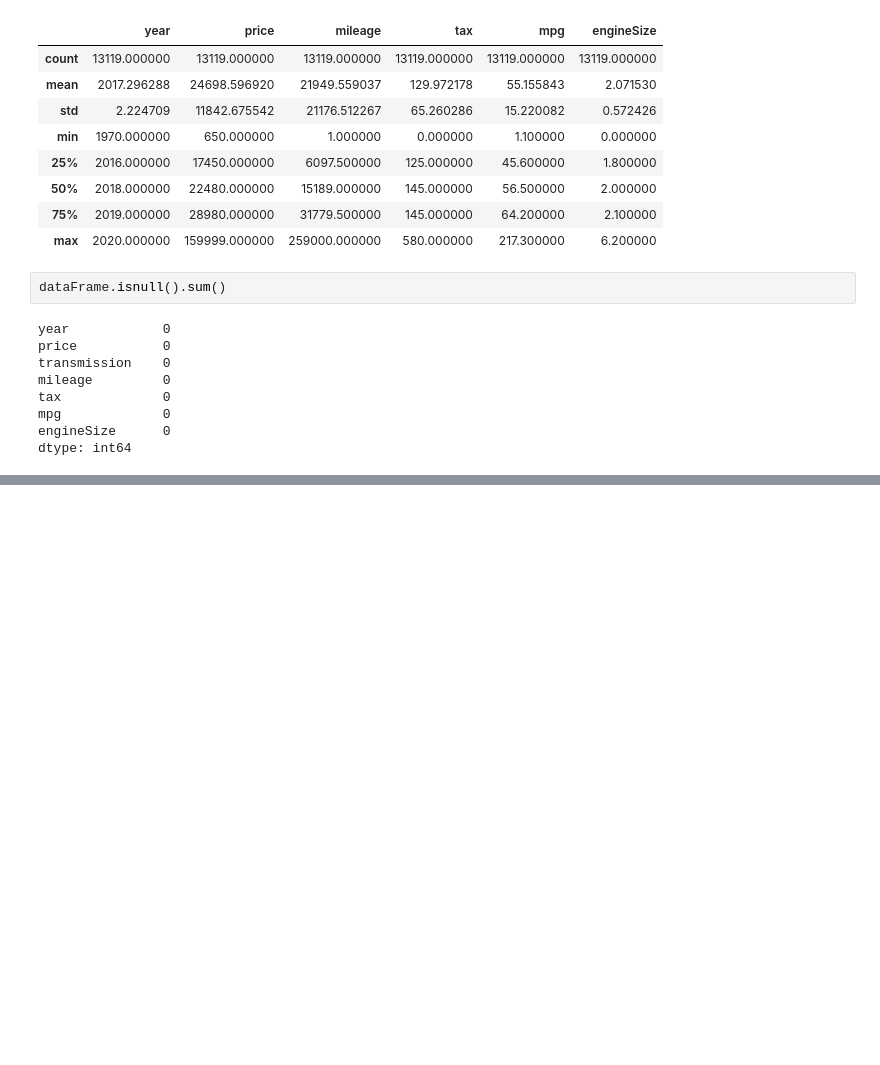
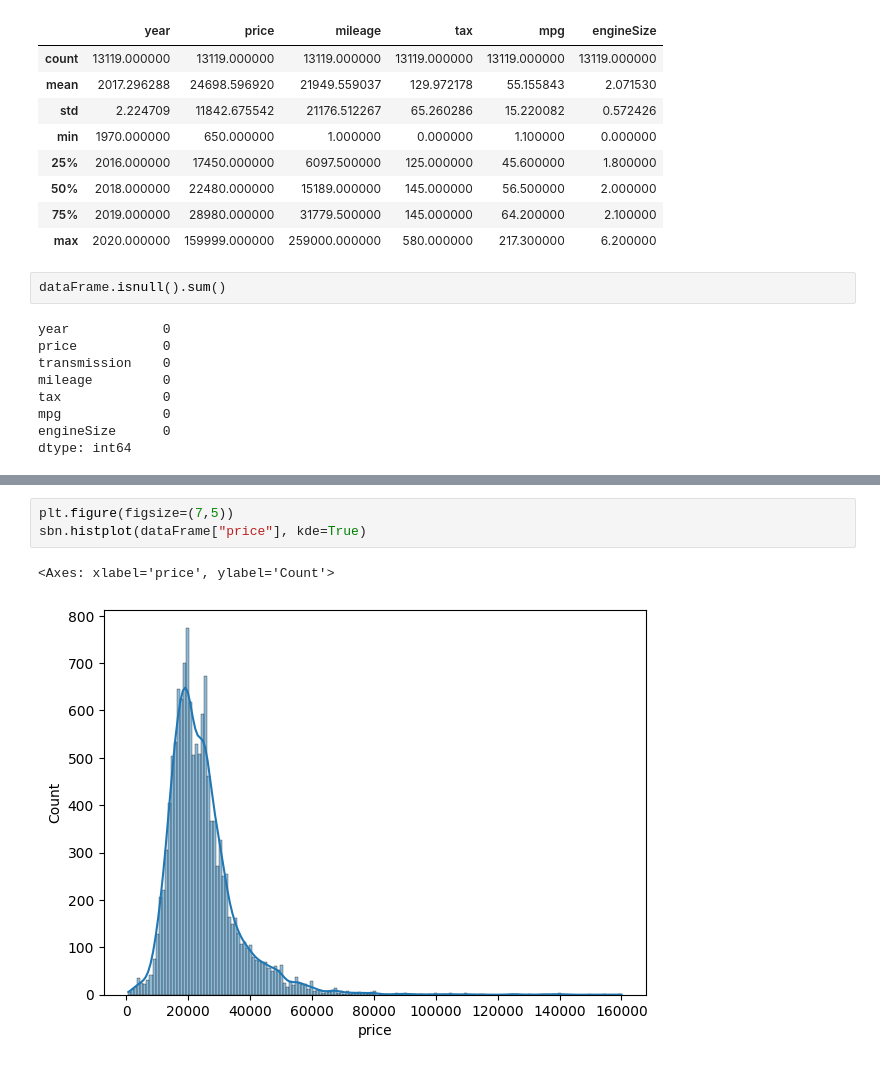
Before and after one commit to ozgedrk/Python101, a Jupyter notebook: TensorflowArabaAnalizi.ipynb, the cells around one changed output, grey strips where cells are left out. Cells and saved outputs as stored; diff of their text form; blank space fills up the shorter version.

```diff
--- a/TensorflowArabaAnalizi.ipynb
+++ b/TensorflowArabaAnalizi.ipynb
@@ -120,0 +50,6 @@ print(dataFrame[non_numeric_data.any(axis=1)])
+# %%
+plt.figure(figsize=(7,5))
+sbn.histplot(dataFrame["price"], kde=True)
+# %% [output]
+<Axes: xlabel='price', ylabel='Count'>
+[figure, added]
```
Also changed, not shown: parts of 62 cells of this notebook.
